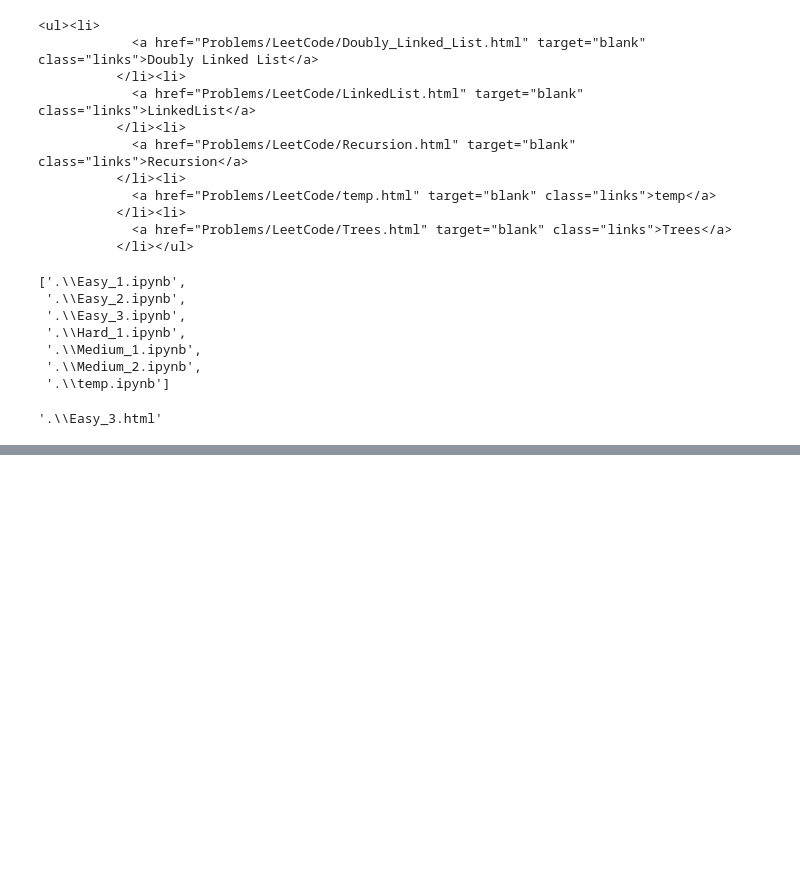
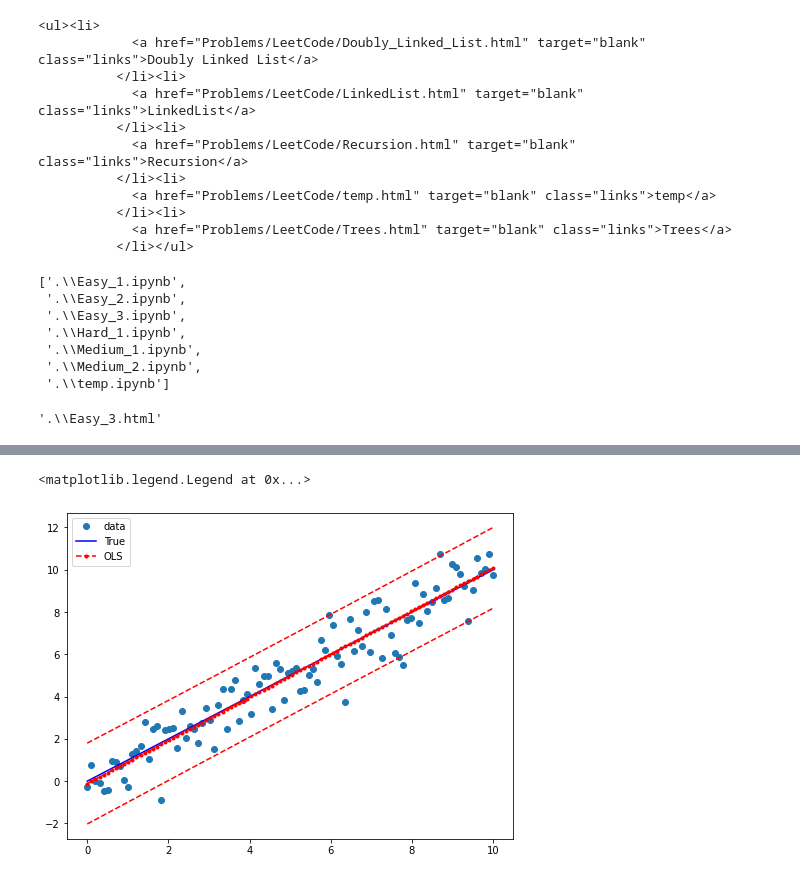
Before and after one commit to Hari31416/Placement, a Jupyter notebook: Notes/DSA_Notes/temp.ipynb, the cells around one changed output, grey strips where cells are left out. Drawn from its saved outputs; the diff is of its cells as text; code cells hidden in the pictures; blank space fills up the shorter version.

```diff
--- a/Notes/DSA_Notes/temp.ipynb
+++ b/Notes/DSA_Notes/temp.ipynb
@@ -57,0 +96,7 @@ nb.export_notebook(nb.notebooks[2])
+# %%
+x = np.linspace(0, 10, 100)
+y = x + np.random.randn(100)
+X = sm.add_constant(x)
+model = sm.OLS(y, X)
+# %%
+res = model.fit()
@@ -57,0 +123,16 @@ nb.export_notebook(nb.notebooks[2])
+# %%
+pred_ols = res.get_prediction()
+iv_l = pred_ols.summary_frame()["obs_ci_lower"]
+iv_u = pred_ols.summary_frame()["obs_ci_upper"]
+
+fig, ax = plt.subplots(figsize=(8, 6))
+
+ax.plot(x, y, "o", label="data")
+ax.plot(x, x, "b-", label="True")
+ax.plot(x, res.fittedvalues, "r--.", label="OLS")
+ax.plot(x, iv_u, "r--")
+ax.plot(x, iv_l, "r--")
+ax.legend(loc="best")
+# %% [output]
+<matplotlib.legend.Legend at 0x...>
+[figure, added]
```
Also changed, not shown: parts of 5 cells of this notebook, 15 other files.
